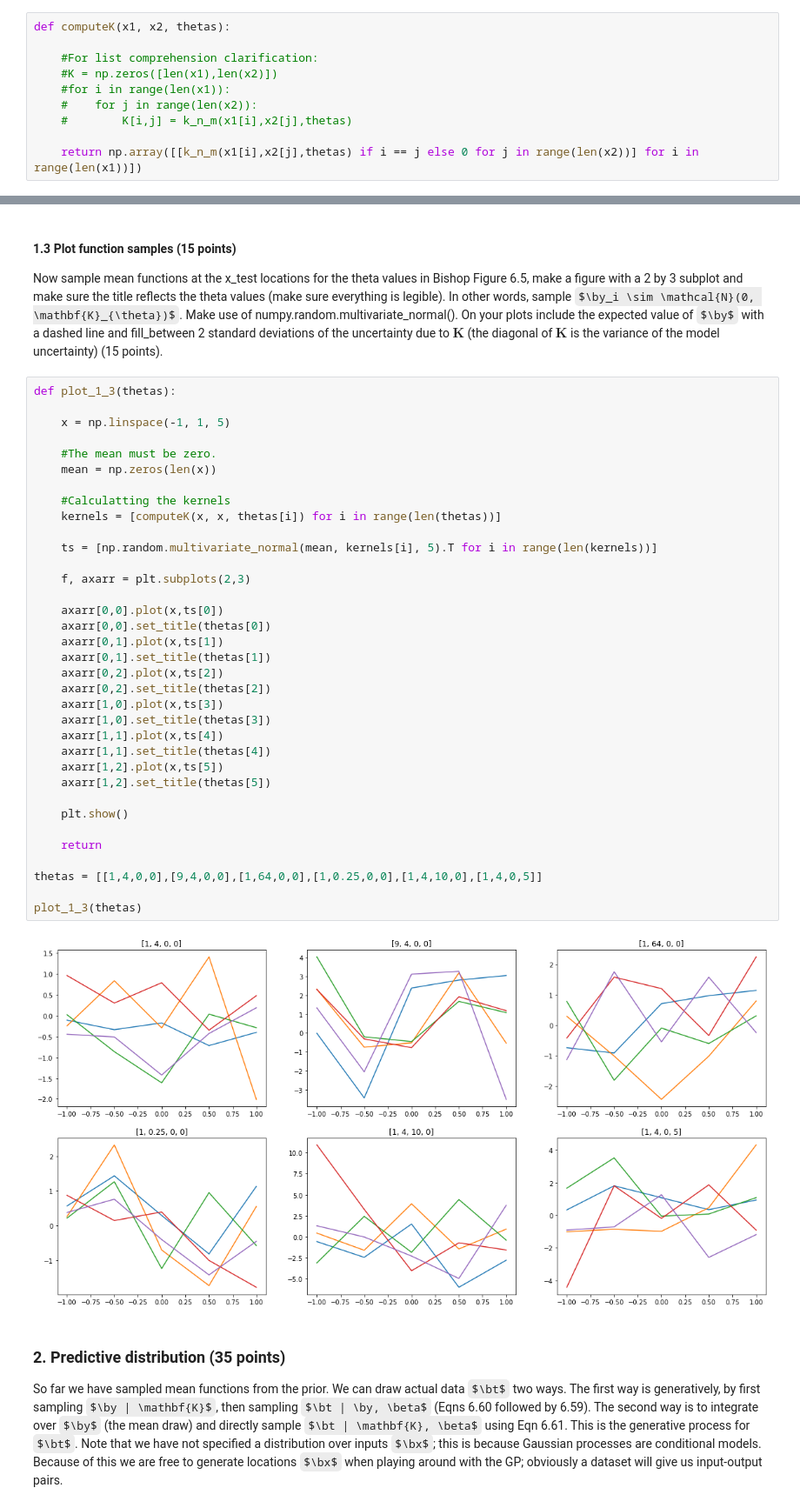
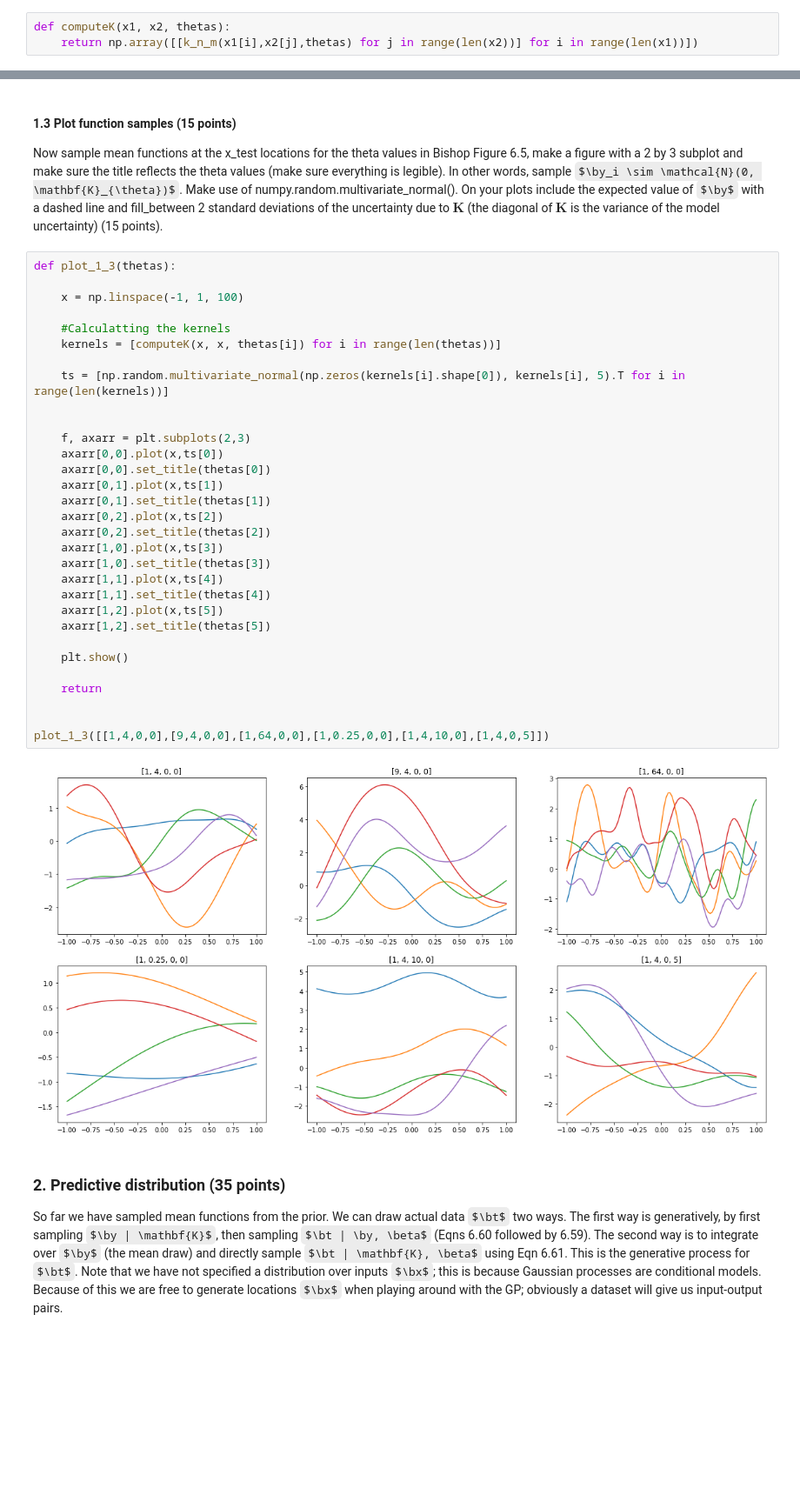
Before and after one commit to jorism1993/ML-lab1, a Jupyter notebook: lab3.ipynb, the cells around one changed output, grey strips where cells are left out. Shown at 87% size. Drawn from its saved outputs; the diff is of its cells as text; some formulas as TeX source; blank space fills up the shorter version.

```diff
--- a/lab3.ipynb
+++ b/lab3.ipynb
@@ -88,14 +88,7 @@ Eqn 6.60 is the marginal distribution of mean output of $N$ data vectors: $p(\ma
 that computes the kernel matrix. Use k_n_m as part of an inner loop (of course, there are more efficient ways of computing the kernel function making better use of vectorization, but that is not necessary) (5 points).
 # %%
 def computeK(x1, x2, thetas):
-
-    #For list comprehension clarification:
-    #K = np.zeros([len(x1),len(x2)])
-    #for i in range(len(x1)):
-    #    for j in range(len(x2)):
-    #        K[i,j] = k_n_m(x1[i],x2[j],thetas)
-
-    return np.array([[k_n_m(x1[i],x2[j],thetas) if i == j else 0 for j in range(len(x2))] for i in range(len(x1))])
+    return np.array([[k_n_m(x1[i],x2[j],thetas) for j in range(len(x2))] for i in range(len(x1))])
 # %%
 ### Test your function
 x1 = [0, 1, 2]
@@ -110,40 +103,36 @@ Now sample mean functions at the x_test locations for the theta values in Bishop
 # %%
 def plot_1_3(thetas):
 
-    x = np.linspace(-1, 1, 5)
-
-    #The mean must be zero.
-    mean = np.zeros(len(x))
+    x = np.linspace(-1, 1, 100)
 
     #Calculatting the kernels
     kernels = [computeK(x, x, thetas[i]) for i in range(len(thetas))]
 
-    ts = [np.random.multivariate_normal(mean, kernels[i], 5).T for i in range(len(kernels))]
+    ts = [np.random.multivariate_normal(np.zeros(kernels[i].shape[0]), kernels[i], 5).T for i in range(len(kernels))]
+
 
     f, axarr = plt.subplots(2,3)
-
     axarr[0,0].plot(x,ts[0])
     axarr[0,0].set_title(thetas[0])
     axarr[0,1].plot(x,ts[1])
     axarr[0,1].set_title(thetas[1])
     axarr[0,2].plot(x,ts[2])
     axarr[0,2].set_title(thetas[2])
     axarr[1,0].plot(x,ts[3])
     axarr[1,0].set_title(thetas[3])
     axarr[1,1].plot(x,ts[4])
     axarr[1,1].set_title(thetas[4])
     axarr[1,2].plot(x,ts[5])
     axarr[1,2].set_title(thetas[5])
 
     plt.show()
 
     return
 
-thetas = [[1,4,0,0],[9,4,0,0],[1,64,0,0],[1,0.25,0,0],[1,4,10,0],[1,4,0,5]]
 
-plot_1_3(thetas)
+plot_1_3([[1,4,0,0],[9,4,0,0],[1,64,0,0],[1,0.25,0,0],[1,4,10,0],[1,4,0,5]])
 # %% [output]
-[figure, old version]
+[figure, new version]
 # %% [markdown]
 ### 2. Predictive distribution (35 points)
 So far we have sampled mean functions from the prior.  We can draw actual data $\bt$ two ways.  The first way is generatively, by first sampling $\by | \mathbf{K}$, then sampling $\bt | \by, \beta$ (Eqns 6.60 followed by 6.59).  The second way is to integrate over $\by$ (the mean draw) and directly sample $\bt | \mathbf{K}, \beta$ using Eqn 6.61.    This is the generative process for $\bt$.  Note that we have not specified a distribution over inputs $\bx$;  this is because Gaussian processes are conditional models.  Because of this we are free to generate locations $\bx$ when playing around with the GP; obviously a dataset will give us input-output pairs.
```
Also changed, not shown: parts of 1 cell of this notebook.
